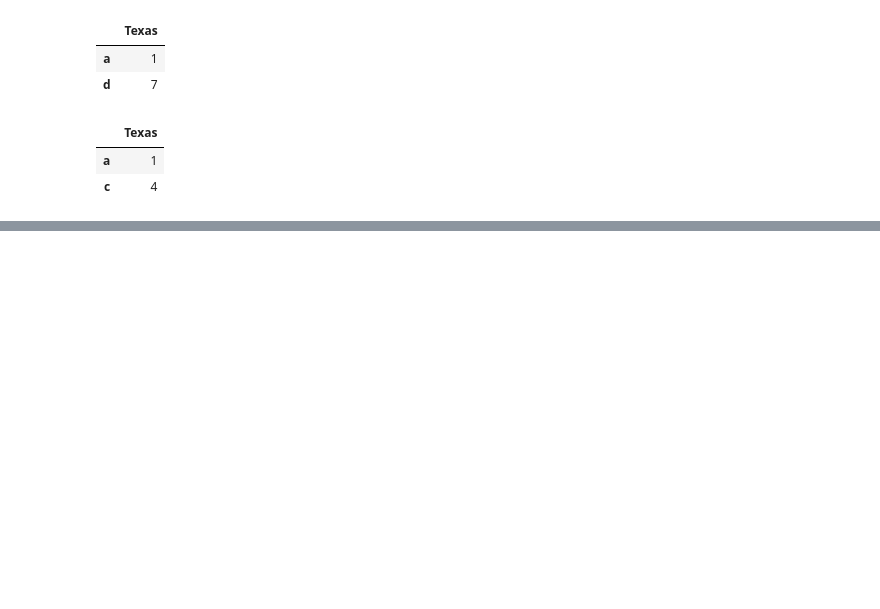
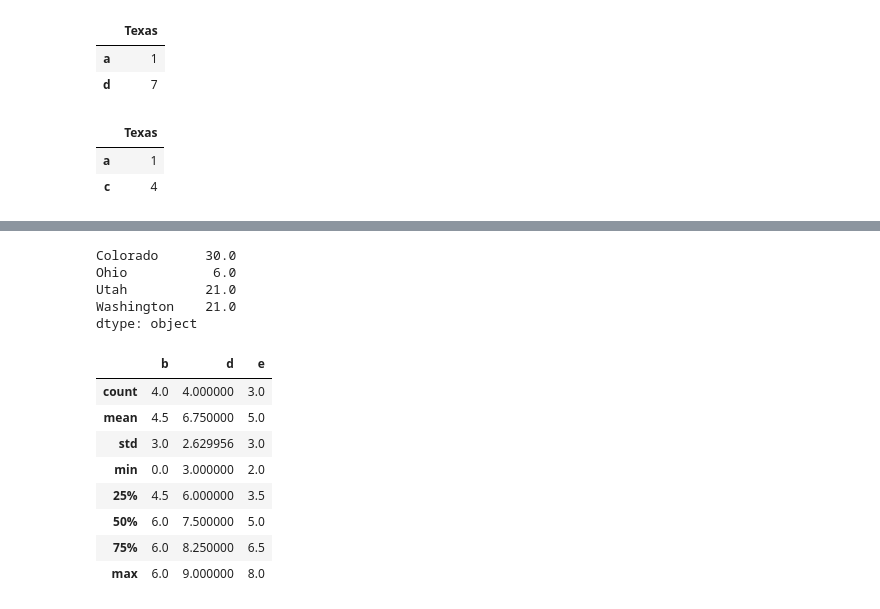
Before and after one commit to akshatkhatri/Python_data_analysis, a Jupyter notebook: Chapter5.ipynb, the cells around one changed output, grey strips where cells are left out. Saved outputs shown, nothing was run; the diff lists cells and outputs as text; code cells hidden in the pictures; blank space fills up the shorter version.

```diff
--- a/Chapter5.ipynb
+++ b/Chapter5.ipynb
@@ -178,0 +413,2 @@ frame.iloc[[0,1],[1]]
+# %%
+df1 = pd.DataFrame(np.arange(9).reshape(3,3),columns=list('bcd'),index = ['Ohio','Colorado','Utah'])
@@ -178,0 +422,2 @@ frame.iloc[[0,1],[1]]
+# %%
+df2 = pd.DataFrame(np.arange(9).reshape(3,3),columns=list('bde'),index = ['Ohio','Colorado','Washington'])
@@ -178,0 +443,2 @@ frame.iloc[[0,1],[1]]
+# %%
+df3 = df1.add(df2,fill_value=0)
@@ -178,0 +558,20 @@ frame.iloc[[0,1],[1]]
+# %%
+df3.sum(axis = 1)
+# %% [output]
+Colorado      30.0
+Ohio           6.0
+Utah          21.0
+Washington    21.0
+dtype: object
+# %%
+df3.describe()
+# %% [output]
+|  | b | d | e |
+| count | 4.0 | 4.000000 | 3.0 |
+| mean | 4.5 | 6.750000 | 5.0 |
+| std | 3.0 | 2.629956 | 3.0 |
+| min | 0.0 | 3.000000 | 2.0 |
+| 25% | 4.5 | 6.000000 | 3.5 |
+| 50% | 6.0 | 7.500000 | 5.0 |
+| 75% | 6.0 | 8.250000 | 6.5 |
+| max | 6.0 | 9.000000 | 8.0 |
```
Also changed, not shown: parts of 75 cells of this notebook, 7 other files.
